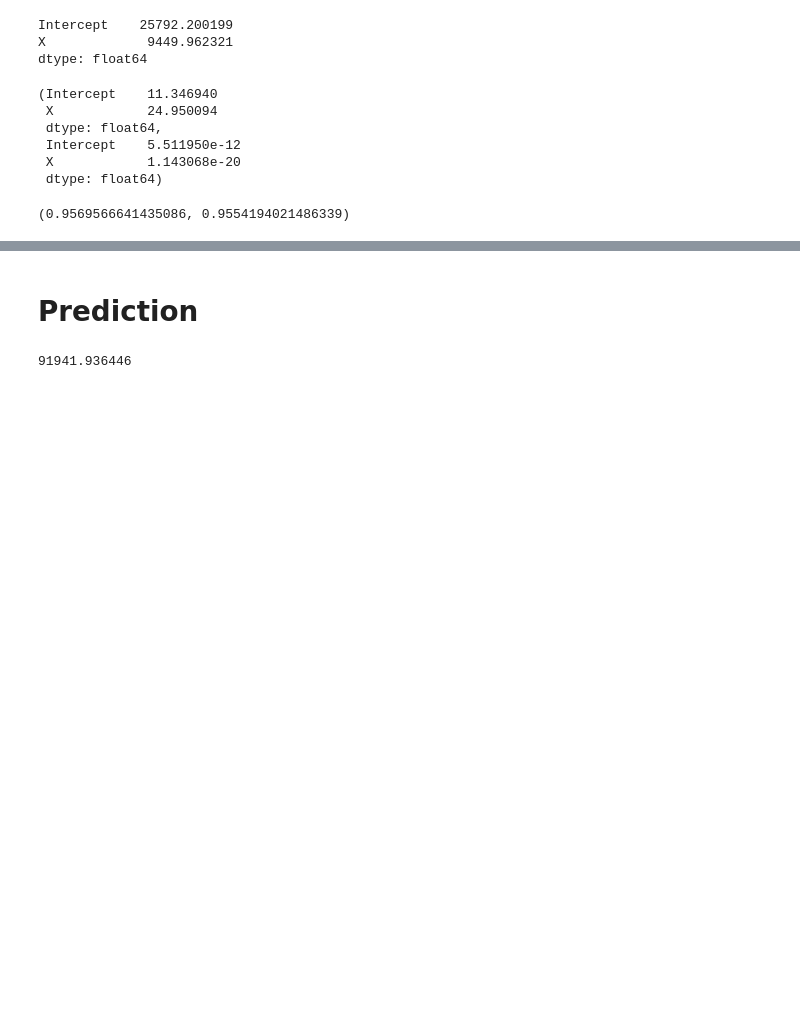
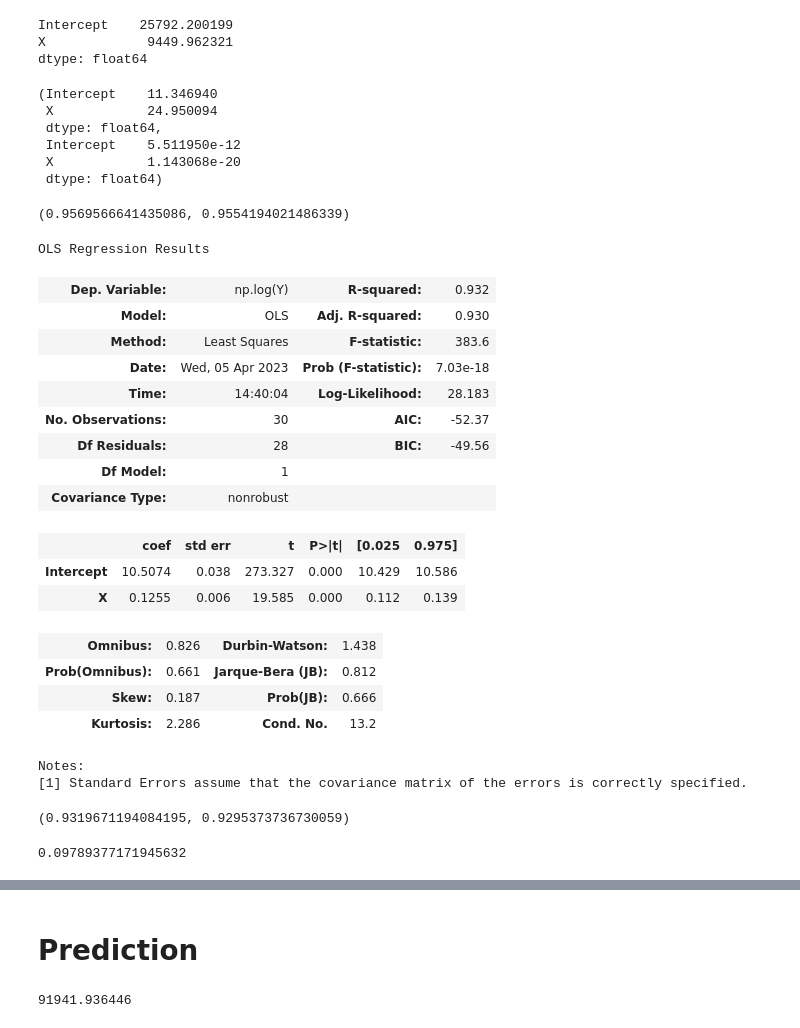
Before and after one commit to Samrat12071999/Assignments, a Jupyter notebook: SalaryHike.ipynb, the cells around one changed output, grey strips where cells are left out. Drawn from its saved outputs; the diff is of its cells as text; code cells hidden in the pictures; blank space fills up the shorter version.

```diff
--- a/SalaryHike.ipynb
+++ b/SalaryHike.ipynb
@@ -90,3 +90,37 @@ model.tvalues , model.pvalues
 model.rsquared , model.rsquared_adj
 # %% [output]
 (0.9569566641435086, 0.9554194021486339)
+# %%
+import statsmodels.formula.api as smf
+model2 = smf.ols("np.log(Y)~X",data=df).fit()
+model2.params
+model2.summary()
+# %% [output]
+OLS Regression Results
+| Dep. Variable: | np.log(Y) | R-squared: | 0.932 |
+| Model: | OLS | Adj. R-squared: | 0.930 |
+| Method: | Least Squares | F-statistic: | 383.6 |
+| Date: | Wed, 05 Apr 2023 | Prob (F-statistic): | 7.03e-18 |
+| Time: | 14:40:04 | Log-Likelihood: | 28.183 |
+| No. Observations: | 30 | AIC: | -52.37 |
+| Df Residuals: | 28 | BIC: | -49.56 |
+| Df Model: | 1 |  |  |
+| Covariance Type: | nonrobust |  |  |
+|  | coef | std err | t | P>|t| | [0.025 | 0.975] |
+| Intercept | 10.5074 | 0.038 | 273.327 | 0.000 | 10.429 | 10.586 |
+| X | 0.1255 | 0.006 | 19.585 | 0.000 | 0.112 | 0.139 |
+| Omnibus: | 0.826 | Durbin-Watson: | 1.438 |
+| Prob(Omnibus): | 0.661 | Jarque-Bera (JB): | 0.812 |
+| Skew: | 0.187 | Prob(JB): | 0.666 |
+| Kurtosis: | 2.286 | Cond. No. | 13.2 |
+Notes:
+[1] Standard Errors assume that the covariance matrix of the errors is correctly specified.
+# %%
+(model2.rsquared,model2.rsquared_adj)
+# %% [output]
+(0.9319671194084195, 0.9295373736730059)
+# %%
+rmse_residuals = np.sqrt(model2.mse_resid)
+rmse_residuals
+# %% [output]
+0.09789377171945632
```
Also changed, not shown: parts of 5 cells of this notebook.
